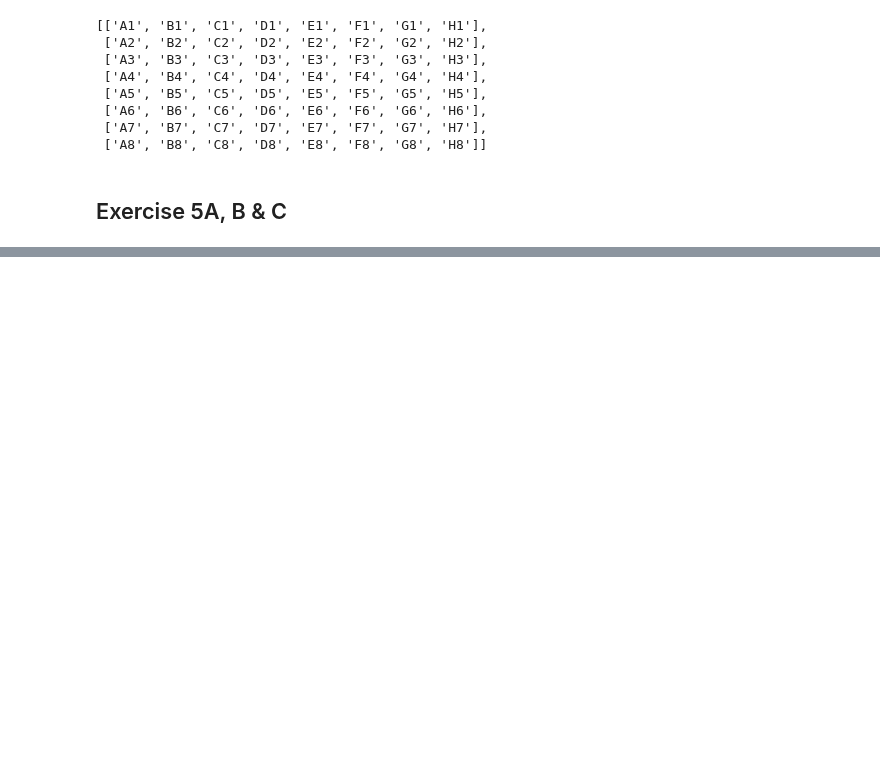
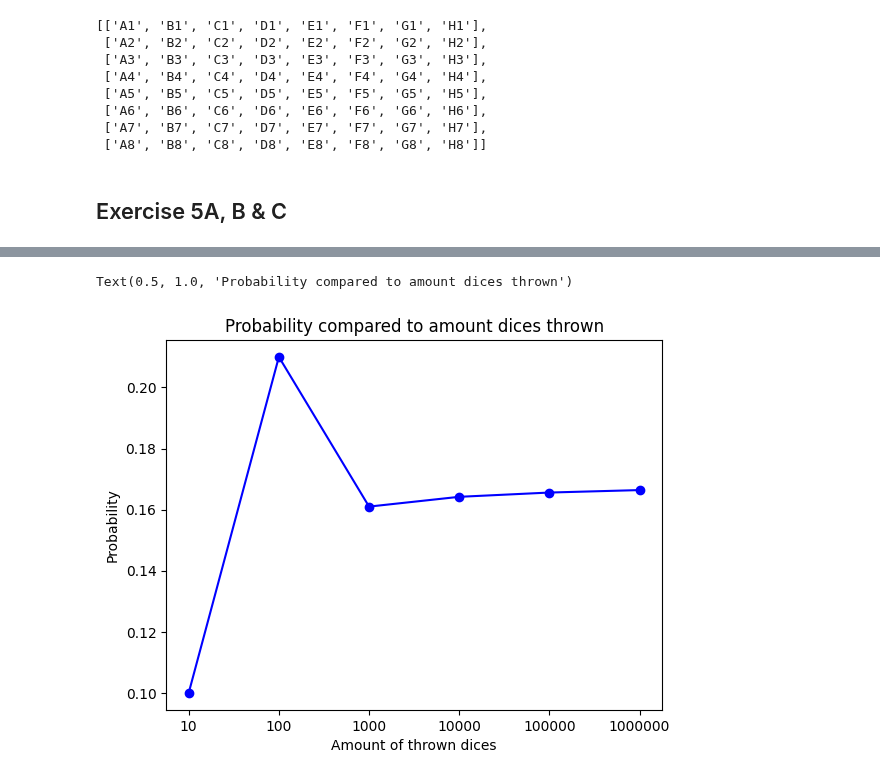
Before and after one commit to Danneftw1/Python-Daniel-Nilsson, a Jupyter notebook: Exercises/Exercises-04.ipynb, the cells around one changed output, grey strips where cells are left out. Drawn from its saved outputs; the diff is of its cells as text; code cells hidden in the pictures; blank space fills up the shorter version.

```diff
--- a/Exercises/Exercises-04.ipynb
+++ b/Exercises/Exercises-04.ipynb
@@ -112,0 +103,77 @@ TypeError: expected string or bytes-like object
+# %%
+import matplotlib.pyplot as plt
+import random as rnd
+import re
+
+list = []
+multi_list = []
+dice_outcome = 0
+rnd.seed(1)
+
+# Loop A
+for i in range(10):
+    dice = rnd.randint(1,6)
+    if dice == 6:
+        dice_outcome += 1
+list.append(dice_outcome)
+multi_list.append(dice_outcome*0.1)
+
+dice_outcome = 0
+# Loop B
+for i in range(100):
+    dice = rnd.randint(1,6)
+    if dice == 6:
+        dice_outcome += 1
+list.append(dice_outcome)
+multi_list.append(dice_outcome*0.01)
+
+dice_outcome = 0
+# Loop C
+for i in range(1000):
+    dice = rnd.randint(1,6)
+    if dice == 6:
+        dice_outcome += 1
+list.append(dice_outcome)
+multi_list.append(dice_outcome* 0.001)
+
+dice_outcome = 0
+# Loop D
+for i in range(10000):
+    dice = rnd.randint(1,6)
+    if dice == 6:
+        dice_outcome += 1
+list.append(dice_outcome)
+multi_list.append(dice_outcome* 0.0001)
+
+dice_outcome = 0
+# Loop E
+for i in range(100000):
+    dice = rnd.randint(1,6)
+    if dice == 6:
+        dice_outcome += 1
+list.append(dice_outcome)
+multi_list.append(dice_outcome* 0.00001)
+
+dice_outcome = 0
+# Loop F
+for i in range(1000000):
+    dice = rnd.randint(1,6)
+    if dice == 6:
+        dice_outcome += 1
+
+list.append(dice_outcome)
+multi_list.append(dice_outcome* 0.000001)
+
+print(list)
+
+print(f"{multi_list}")
+
+x = ['10','100','1000','10000','100000','1000000']
+range_x = range(len(x))
+
+plt.plot(multi_list, color="blue", marker='o')
+plt.xticks(range_x, x)
+plt.ylabel("Probability")
+plt.xlabel('Amount of thrown dices')
+plt.title('Probability compared to amount dices thrown')
+# %% [output]
@@ -112,0 +182,2 @@ TypeError: expected string or bytes-like object
+Text(0.5, 1.0, 'Probability compared to amount dices thrown')
+[figure, added]
```
Also changed, not shown: parts of 2 cells of this notebook, 5 other files.
